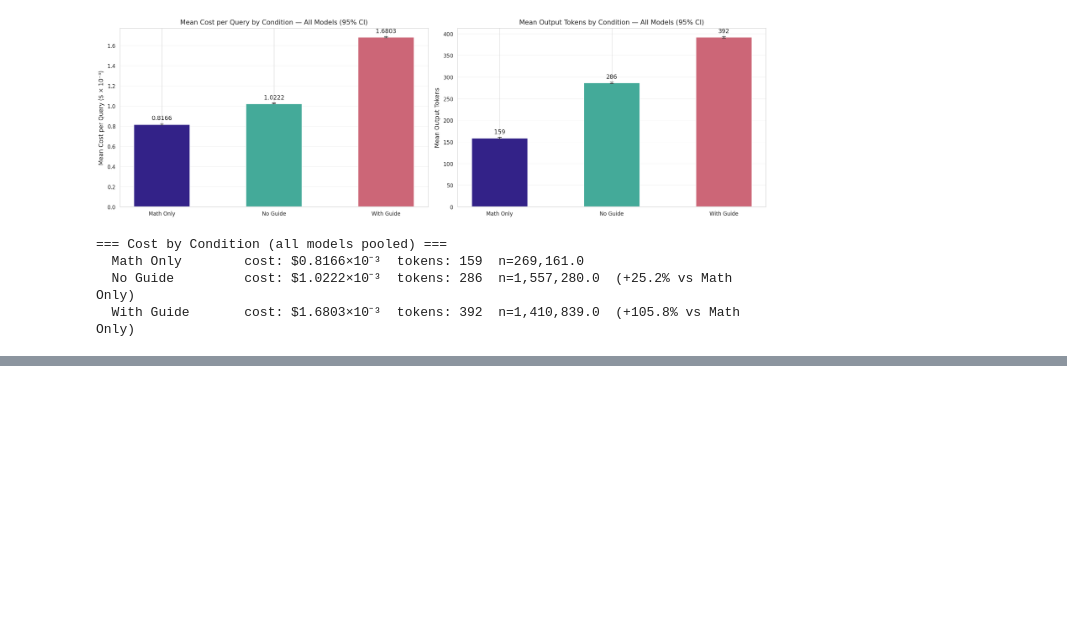
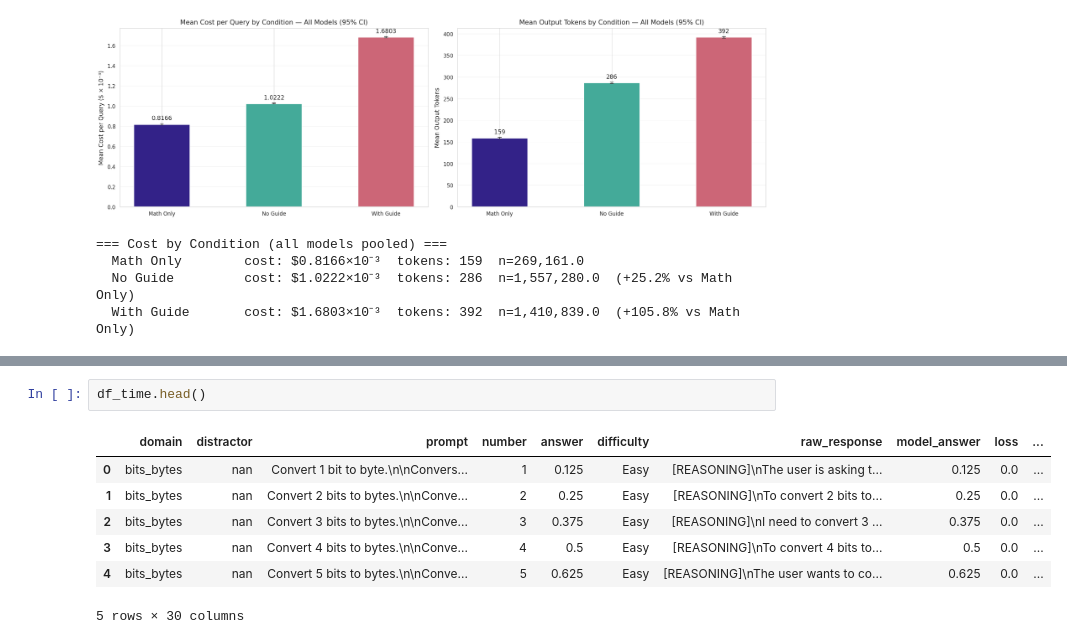
Before and after one commit to janewarren/math_gender, a Jupyter notebook: conversion_test/2_analysis/analysis_reasoning_cost.ipynb, the cells around one changed output, grey strips where cells are left out. Saved outputs shown, nothing was run; the diff lists cells and outputs as text; blank space fills up the shorter version.

Commit message:
added time-cost analysis

```diff
--- a/conversion_test/2_analysis/analysis_reasoning_cost.ipynb
+++ b/conversion_test/2_analysis/analysis_reasoning_cost.ipynb
@@ -1083,3 +1112,13 @@ plt.show()
+# %%
+df_time.head()
+# %% [output]
+|  | domain | distractor | prompt | number | answer | difficulty | raw_response | model_answer | loss | ... |
+| 0 | bits_bytes | nan | Convert 1 bit to byte.\n\nConvers... | 1 | 0.125 | Easy | [REASONING]\nThe user is asking t... | 0.125 | 0.0 | ... |
+| 1 | bits_bytes | nan | Convert 2 bits to bytes.\n\nConve... | 2 | 0.25 | Easy | [REASONING]\nTo convert 2 bits to... | 0.25 | 0.0 | ... |
+| 2 | bits_bytes | nan | Convert 3 bits to bytes.\n\nConve... | 3 | 0.375 | Easy | [REASONING]\nI need to convert 3 ... | 0.375 | 0.0 | ... |
+| 3 | bits_bytes | nan | Convert 4 bits to bytes.\n\nConve... | 4 | 0.5 | Easy | [REASONING]\nTo convert 4 bits to... | 0.5 | 0.0 | ... |
+| 4 | bits_bytes | nan | Convert 5 bits to bytes.\n\nConve... | 5 | 0.625 | Easy | [REASONING]\nThe user wants to co... | 0.625 | 0.0 | ... |
+5 rows × 30 columns
 # %%
 # ── 13. Time-Efficiency Frontier: Latency vs Accuracy vs Dollar Cost ──
 # Each model is a point: x=mean latency, y=accuracy, size=cost
```
Also changed, not shown: parts of 6 cells of this notebook, 12 other files.
